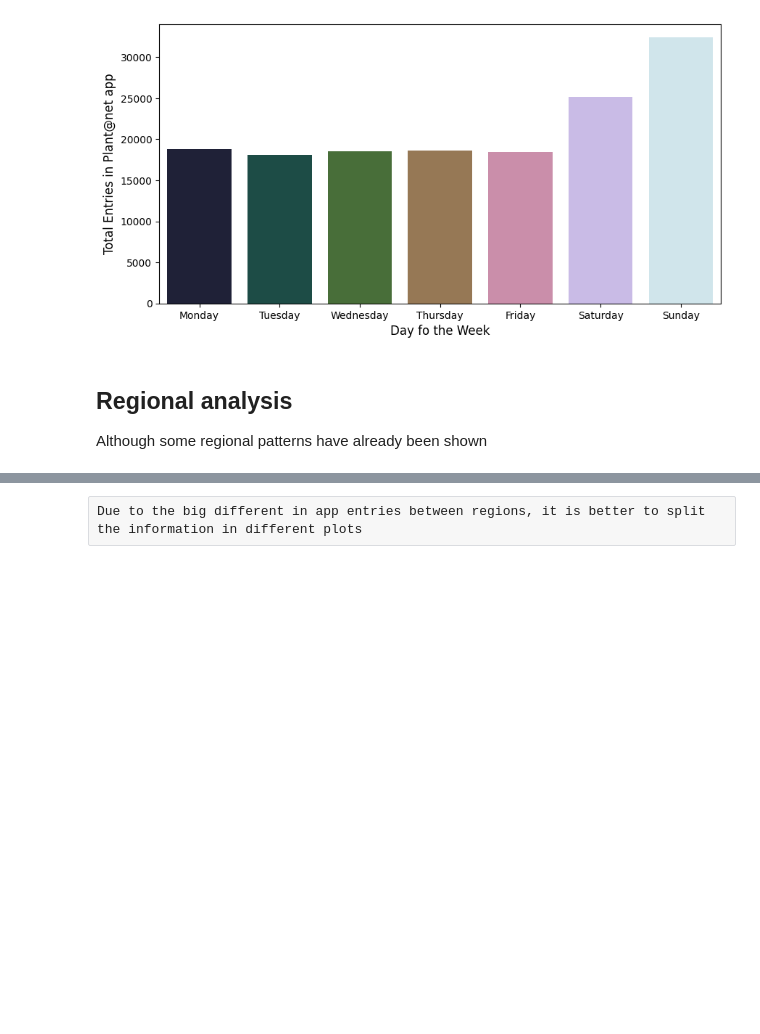
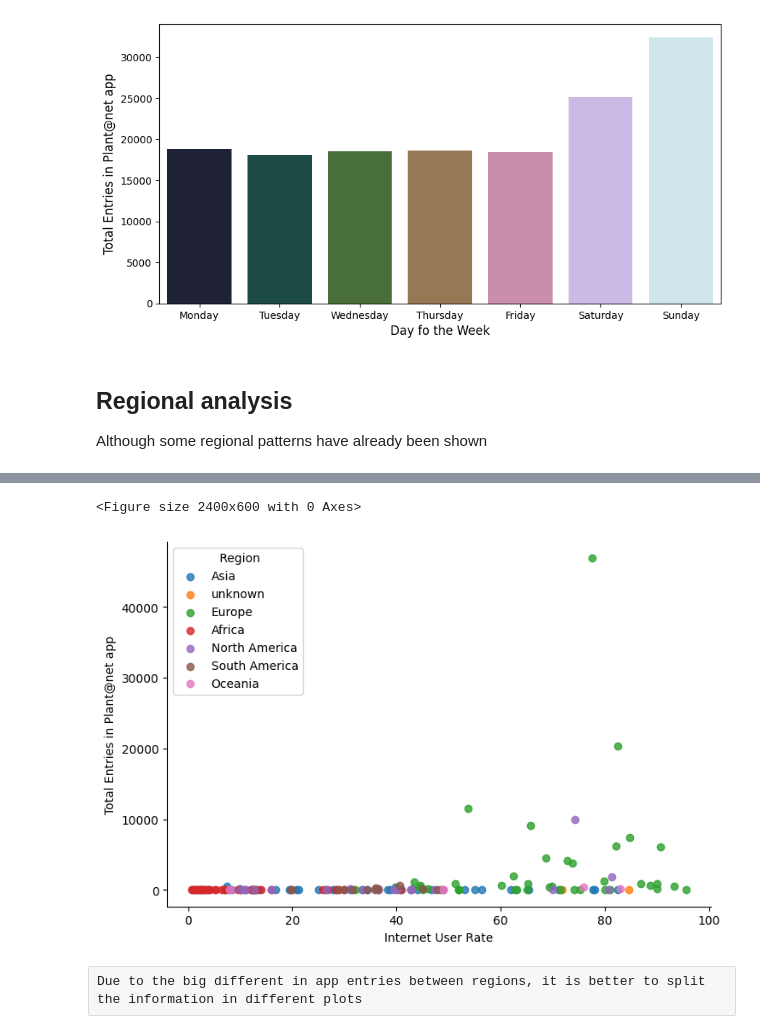
Before and after one commit to Tallaringues/mid-bootcamp-project-plantanet, a Jupyter notebook: Notebooks/EDA_2.ipynb, the cells around one changed output, grey strips where cells are left out. Cells and saved outputs as stored; diff of their text form; code cells hidden in the pictures; blank space fills up the shorter version.

```diff
--- a/Notebooks/EDA_2.ipynb
+++ b/Notebooks/EDA_2.ipynb
@@ -214,9 +228,20 @@ country_users_internet
 # %%
-#fig, ax = plt.subplots(figsize=(10, 5))
+# seaborn scatterplot with lmplot (figure-level plot)
 sns.lmplot(x='internetuserate', y='total_entries', data=country_users_internet,
            fit_reg=False, # No regression line
-           hue='region')
+           hue='region', legend=False,
+          height=5, aspect=1.5)
+# Set the axis labels
+plt.xlabel('Internet User Rate')
+plt.ylabel('Total Entries in Plant@net app')
+
+# set legend title
+plt.legend(title=' Region')
+
 plt.show()
+# %% [output]
+<Figure size 2400x600 with 0 Axes>
+[figure, added]
 # %% [raw]
 Due to the big different in app entries between regions, it is better to split the information in different plots
 # %%
```
Also changed, not shown: parts of 13 cells of this notebook.
